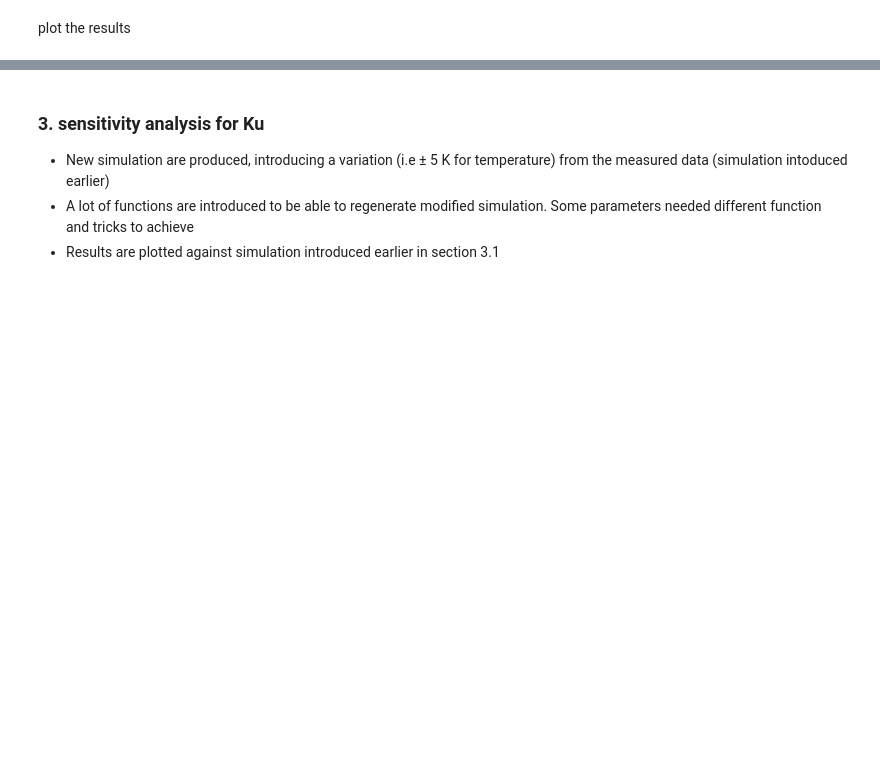
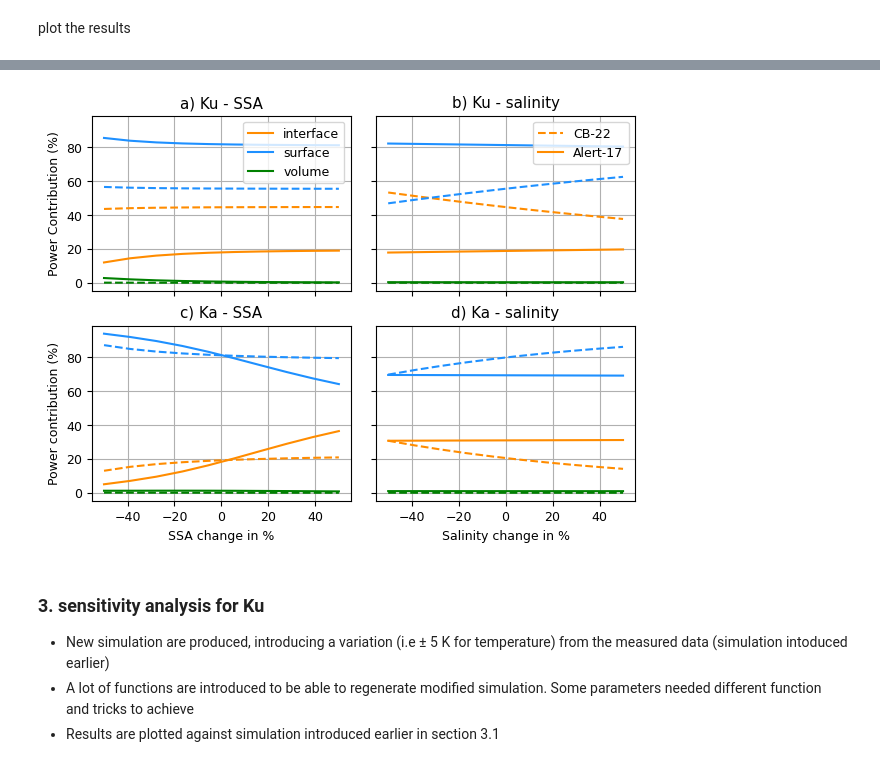
Before and after one commit to JulienMeloche/AKROSS_paper, a Jupyter notebook: Code-paper/3.2_contribution_sensitivtyAnalysis.ipynb, the cells around one changed output, grey strips where cells are left out. Drawn from its saved outputs; the diff is of its cells as text; code cells hidden in the pictures; blank space fills up the shorter version.

```diff
--- a/Code-paper/3.2_contribution_sensitivtyAnalysis.ipynb
+++ b/Code-paper/3.2_contribution_sensitivtyAnalysis.ipynb
@@ -232,16 +196,5 @@ AK.change_roughness_geo(MYI_sp, mean_rms_myi, mean_lc_myi, mean_rms_myi, mean_lc
 AK.change_roughness_geo(FYI_sp, mean_rms_fyi, mean_lc_fyi, mean_rms_fyi, mean_lc_fyi)
 
 #simulate Ku and Ka
-res_A_Ka = altimodel.run(altika, MYI_sp, parallel_computation=True).sigma()
-res_CB_Ka = altimodel.run(altika, FYI_sp, parallel_computation=True).sigma()
-
-mean_simu_A_Ka = np.mean(res_A_Ka, axis = 0)/normf
-mean_simu_CB_Ka = np.mean(res_CB_Ka, axis = 0)/normf
-
-interface_myi_ka = AK.calc_A(mean_simu_A_Ka.sel(contribution = 'interfaces').values) / AK.calc_A(mean_simu_A_Ka.sel(contribution = 'total').values) *100
-surface_myi_ka = AK.calc_A(mean_simu_A_Ka.sel(contribution = 'surface').values) / AK.calc_A(mean_simu_A_Ka.sel(contribution = 'total').values) *100
-volume_myi_ka = AK.calc_A(mean_simu_A_Ka.sel(contribution = 'volume').values) / AK.calc_A(mean_simu_A_Ka.sel(contribution = 'total').values) *100
-
-interface_fyi_ka = AK.calc_A(mean_simu_CB_Ka.sel(contribution = 'interfaces').values) / AK.calc_A(mean_simu_CB_Ka.sel(contribution = 'total').values) *100
-surface_fyi_ka = AK.calc_A(mean_simu_CB_Ka.sel(contribution = 'surface').values) / AK.calc_A(mean_simu_CB_Ka.sel(contribution = 'total').values) *100
-volume_fyi_ka = AK.calc_A(mean_simu_CB_Ka.sel(contribution = 'volume').values) / AK.calc_A(mean_simu_CB_Ka.sel(contribution = 'total').values) *100
+interface_myi_ka, surface_myi_ka, volume_myi_ka = get_contribution(MYI_sp, Ka = True)
+interface_fyi_ka, surface_fyi_ka, volume_fyi_ka = get_contribution(FYI_sp, Ka = True)
@@ -298,3 +381,78 @@ ax3.grid()
+# %%
+plt.rcParams.update({'font.size': 9})
+fig, ((ax1, ax2), (ax3, ax4))  = plt.subplots(nrows=2, ncols=2, figsize=(7,5), sharey = True, sharex = True)
+
+
+ax1.plot((ratio_ssa_array-1)*100, ssa_df_CB_ku.interface,'--', color = 'darkorange')
+ax1.plot((ratio_ssa_array-1)*100, ssa_df_CB_ku.surface,'--', color = 'dodgerblue')
+ax1.plot((ratio_ssa_array-1)*100, ssa_df_CB_ku.volume,'--', color = 'green')
+ax1.plot((ratio_ssa_array-1)*100, ssa_df_A_ku.interface, color = 'darkorange', label = 'interface')
+ax1.plot((ratio_ssa_array-1)*100, ssa_df_A_ku.surface, color = 'dodgerblue', label = 'surface')
+ax1.plot((ratio_ssa_array-1)*100 ,ssa_df_A_ku.volume, color = 'green', label = 'volume')
+ax1.set_title('a) Ku - SSA')
+ax1.set_ylabel('Power Contribution (%)')
+ax1.grid()
+ax1.legend()
+
+ax2.plot((ratio_salt_array-1)*100,salt_df_CB_ku.interface,'--', label = 'CB-22', color = 'darkorange')
+ax2.plot((ratio_salt_array-1)*100,salt_df_CB_ku.surface,'--', color = 'dodgerblue')
+ax2.plot((ratio_salt_array-1)*100,salt_df_CB_ku.volume,'--', color = 'green')
+ax2.plot((ratio_salt_array-1)*100,salt_df_A_ku.interface, label = 'Alert-17', color = 'darkorange')
+ax2.plot((ratio_salt_array-1)*100,salt_df_A_ku.surface, color = 'dodgerblue')
+ax2.plot((ratio_salt_array-1)*100,salt_df_A_ku.volume, color = 'green')
+ax2.legend()
+ax2.set_title('b) Ku - salinity')
+#ax2.set_ylabel('Backscatter Contribution (%)', size =12)
+ax2.grid()
+
+ax3.plot((ratio_ssa_array-1)*100, ssa_df_CB_ka.interface,'--', label = 'CB-22', color = 'darkorange')
+ax3.plot((ratio_ssa_array-1)*100, ssa_df_CB_ka.surface,'--', color = 'dodgerblue')
+ax3.plot((ratio_ssa_array-1)*100, ssa_df_CB_ka.volume,'--', color = 'green')
+ax3.plot((ratio_ssa_array-1)*100, ssa_df_A_ka.interface, label = 'Alert-17', color = 'darkorange')
+ax3.plot((ratio_ssa_array-1)*100, ssa_df_A_ka.surface, color = 'dodgerblue')
+ax3.plot((ratio_ssa_array-1)*100 ,ssa_df_A_ka.volume, color = 'green')
+ax3.set_title('c) Ka - SSA')
+ax3.set_xlabel('SSA change in %')
+ax3.set_ylabel('Power contribution (%)')
+ax3.grid()
+
+
+ax4.plot((ratio_salt_array-1)*100,salt_df_CB_ka.interface,'--', label = 'CB-22', color = 'darkorange')
+ax4.plot((ratio_salt_array-1)*100,salt_df_CB_ka.surface,'--', color = 'dodgerblue')
+ax4.plot((ratio_salt_array-1)*100,salt_df_CB_ka.volume,'--', color = 'green')
+ax4.plot((ratio_salt_array-1)*100,salt_df_A_ka.interface, label = 'Alert-17', color = 'darkorange')
+ax4.plot((ratio_salt_array-1)*100,salt_df_A_ka.surface, color = 'dodgerblue')
+ax4.plot((ratio_salt_array-1)*100,salt_df_A_ka.volume, color = 'green')
+ax4.set_title('d) Ka - salinity')
+ax4.set_xlabel('Salinity change in %')
+#ax4.set_ylabel('Backscatter Contribution (%)', size =12)
+ax4.grid()
+
+# ax5.plot(ratio_density_array,density_df_CB_ku.interface,'--', label = 'CB 22', color = 'darkorange')
+# ax5.plot(ratio_density_array,density_df_CB_ku.surface,'--', color = 'dodgerblue')
+# ax5.plot(ratio_density_array,density_df_CB_ku.volume,'--', color = 'green')
+# ax5.plot(ratio_density_array,density_df_A_ku.interface, label = 'Alert 17', color = 'darkorange')
+# ax5.plot(ratio_density_array,density_df_A_ku.surface, color = 'dodgerblue')
+# ax5.plot(ratio_density_array,density_df_A_ku.volume, color = 'green')
+# ax5.set_title('b) Ku - density')
+# #ax5.set_ylabel('Backscatter Contribution (%)', size =12)
+# ax5.grid()
+
+# ax6.plot(ratio_density_array,density_df_CB_ka.interface,'--', label = 'CB 22', color = 'darkorange')
+# ax6.plot(ratio_density_array,density_df_CB_ka.surface,'--', color = 'dodgerblue')
+# ax6.plot(ratio_density_array,density_df_CB_ka.volume,'--', color = 'green')
+# ax6.plot(ratio_density_array,density_df_A_ka.interface, label = 'Alert 17', color = 'darkorange')
+# ax6.plot(ratio_density_array,density_df_A_ka.surface, color = 'dodgerblue')
+# ax6.plot(ratio_density_array,density_df_A_ka.volume, color = 'green')
+# ax6.set_title('c) Ka - density')
+# ax6.set_xlabel('$s$ (mm)', size =12)
+# #ax2.set_ylabel('Contribution (%)', size =12)
+# ax6.grid()
+
+plt.subplots_adjust(wspace = 0.1)
+#plt.savefig('C://Users/julie/OneDrive - USherbrooke/post-doc/AKROSS/article/fig_output/contribution_Ku_ka.png', dpi=300, format='png', bbox_inches='tight')
+# %% [output]
+[figure, added]
 # %% [markdown]
 ### 3. sensitivity analysis for Ku
 
```
Also changed, not shown: parts of 49 cells of this notebook, 13 other files.
